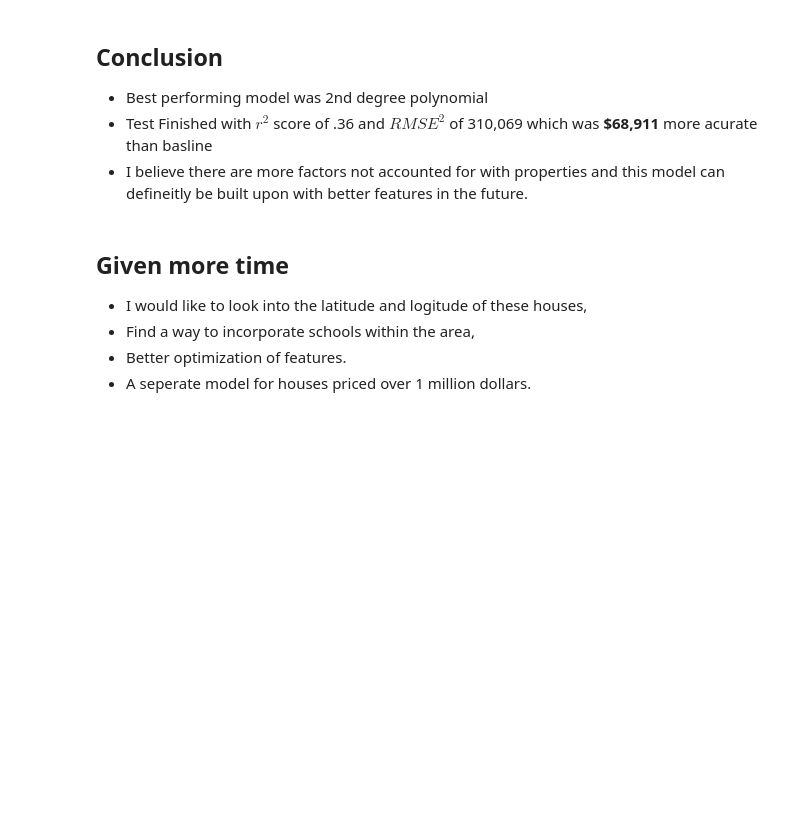
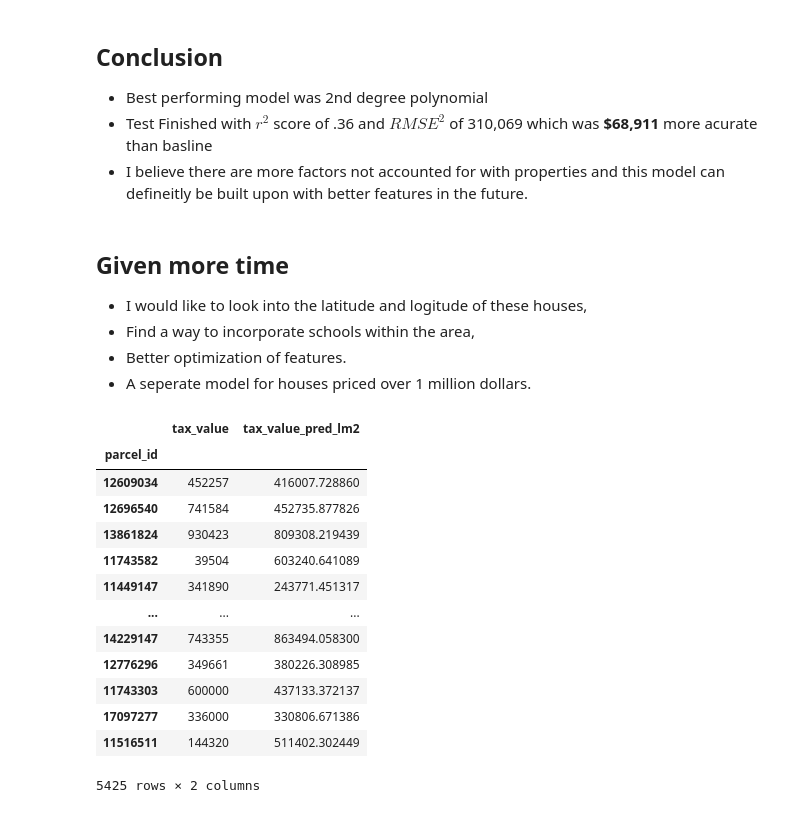
Before and after one commit to brandon-sharpe/Zillow-Regression-Project, a Jupyter notebook: Final.ipynb, the cells around one changed output. Saved outputs shown, nothing was run; the diff lists cells and outputs as text; code cells hidden in the pictures; blank space fills up the shorter version.

```diff
--- a/Final.ipynb
+++ b/Final.ipynb
@@ -528,3 +535,20 @@ ax.set( ylabel = "residual", xlabel = "Tax Value")
 - Find a way to incorporate schools within the area,
 - Better optimization of features.
 - A seperate model for houses priced over 1 million dollars.
+# %%
+y_test
+# %% [output]
+|  | tax_value | tax_value_pred_lm2 |
+| parcel_id |  |  |
+| 12609034 | 452257 | 416007.728860 |
+| 12696540 | 741584 | 452735.877826 |
+| 13861824 | 930423 | 809308.219439 |
+| 11743582 | 39504 | 603240.641089 |
+| 11449147 | 341890 | 243771.451317 |
+| ... | ... | ... |
+| 14229147 | 743355 | 863494.058300 |
+| 12776296 | 349661 | 380226.308985 |
+| 11743303 | 600000 | 437133.372137 |
+| 17097277 | 336000 | 330806.671386 |
+| 11516511 | 144320 | 511402.302449 |
+5425 rows × 2 columns
```
Also changed, not shown: parts of 6 cells of this notebook, 2 other files.
